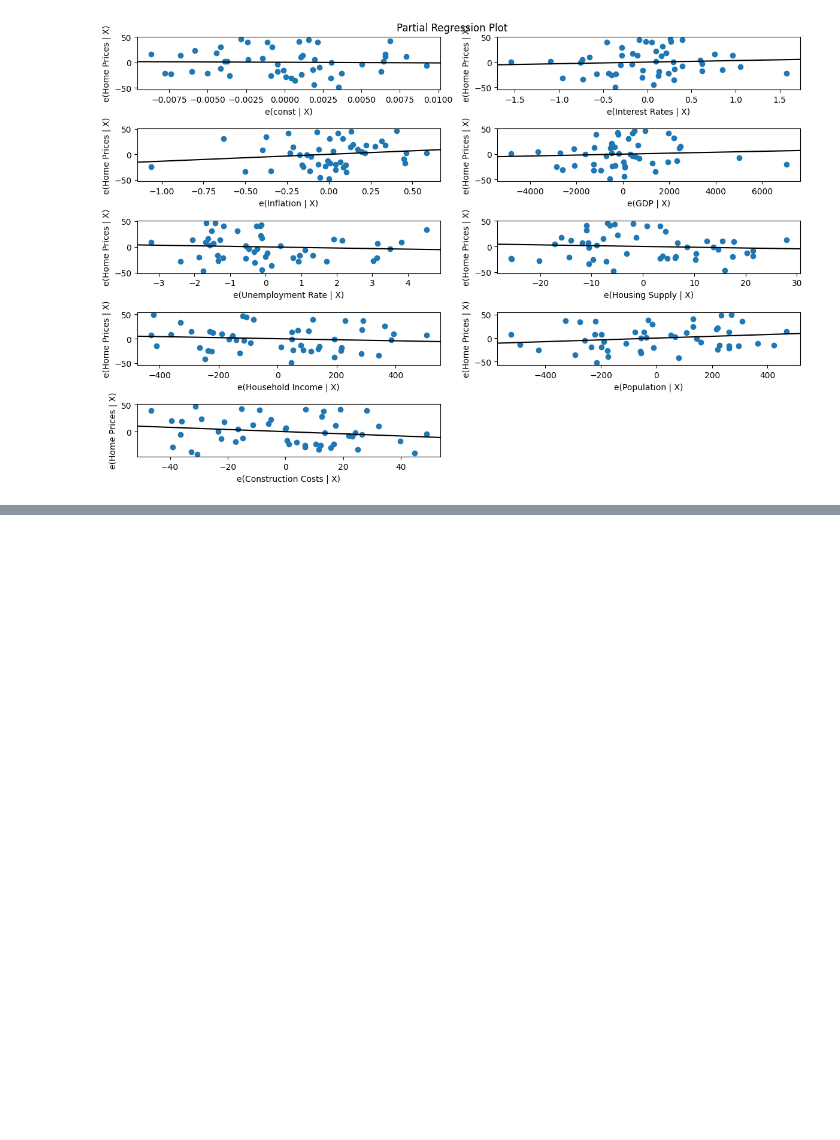
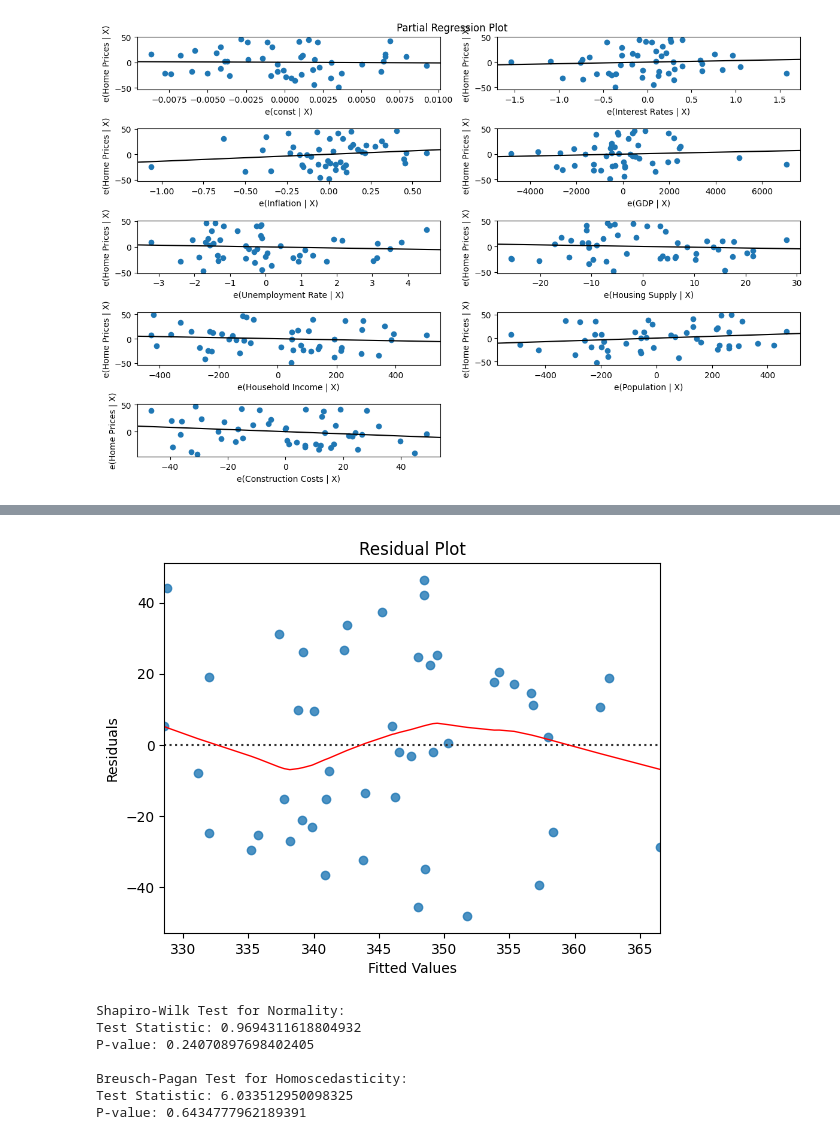
Before and after one commit to gcaur/Impacted-home-prices-over-the-last-20-years, a Jupyter notebook: Impacted_home_prices_over_the_last_20_years.ipynb, the cells around one changed output, grey strips where cells are left out. Cells and saved outputs as stored; diff of their text form; code cells hidden in the pictures; blank space fills up the shorter version.

```diff
--- a/Impacted_home_prices_over_the_last_20_years.ipynb
+++ b/Impacted_home_prices_over_the_last_20_years.ipynb
@@ -177,0 +229,35 @@ plt.show()
+# %%
+# Code to perform model diagnostics
+import scipy.stats as stats
+import statsmodels.stats.api as sms
+
+
+# Residual Plot
+residuals = model.resid
+fig, ax = plt.subplots()
+sns.residplot(x=model.fittedvalues, y=residuals, lowess=True, ax=ax, line_kws={'color': 'red', 'lw': 1})
+ax.set_xlabel('Fitted Values')
+ax.set_ylabel('Residuals')
+ax.set_title('Residual Plot')
+plt.show()
+
+# Normality of Residuals (Shapiro-Wilk test)
+shapiro_test = stats.shapiro(residuals)
+print("Shapiro-Wilk Test for Normality:")
+print(f"Test Statistic: {shapiro_test.statistic}")
+print(f"P-value: {shapiro_test.pvalue}")
+
+# Homoscedasticity (Breusch-Pagan test)
+breusch_pagan_test = sms.het_breuschpagan(residuals, X)
+print("\nBreusch-Pagan Test for Homoscedasticity:")
+print(f"Test Statistic: {breusch_pagan_test[0]}")
+print(f"P-value: {breusch_pagan_test[1]}")
+# %% [output]
+[figure, added]
+Shapiro-Wilk Test for Normality:
+Test Statistic: 0.9694311618804932
+P-value: 0.24070897698402405
+
+Breusch-Pagan Test for Homoscedasticity:
+Test Statistic: 6.033512950098325
+P-value: 0.6434777962189391
```
Also changed, not shown: parts of 4 cells of this notebook.
